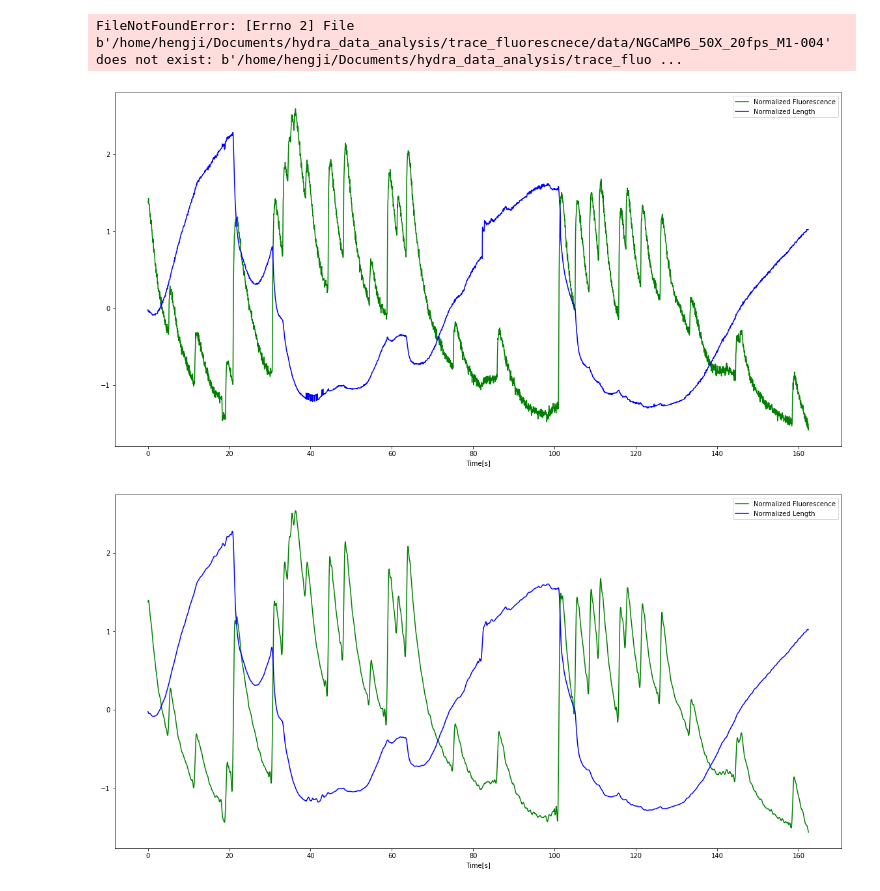
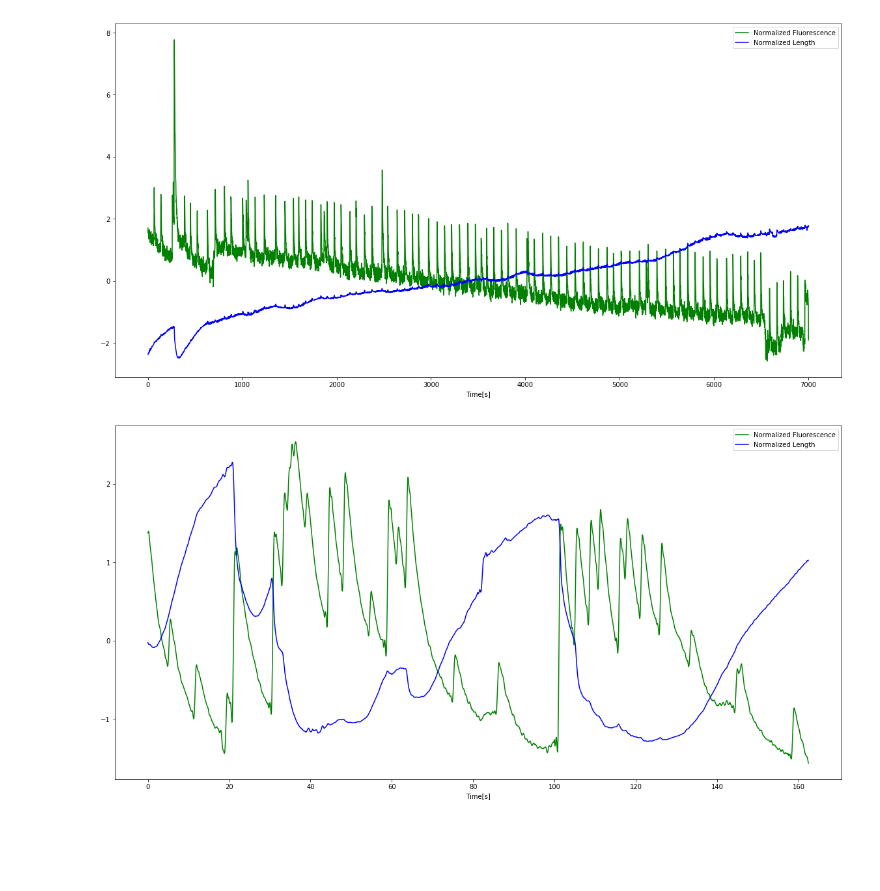
Before and after one commit to hengjiwang/hydracv, a Jupyter notebook: correlation_analysis/coorelation.ipynb, the cells around one changed output. Saved outputs shown, nothing was run; the diff lists cells and outputs as text; code cells hidden in the pictures; blank space fills up the shorter version.

```diff
--- a/correlation_analysis/coorelation.ipynb
+++ b/correlation_analysis/coorelation.ipynb
@@ -3,24 +3,22 @@ import numpy as np
 import matplotlib.pyplot as plt
 import pandas as pd
 # %%
-fluo = pd.read_csv('/home/hengji/Documents/hydra_data_analysis/trace_fluorescnece/data/NGCaMP6_50X_20fps_M1-004')
-length = pd.read_csv('/home/hengji/Documents/hydra_data_analysis/find_midline/data/lengths_NGCaMP6_50X_20fps_M1_001_R1.csv')
-pfluo = pd.read_csv('/home/shashank/Downloads/hydra_data_analysis/peduncle_fluo/output/pedunc_fluo_NGCaMP6_50X_20fps_M1_001_R1.csv')
-x = np.linspace(0, len(fluo)/20, len(fluo))
+fluo = pd.read_csv('../trace_fluorescnece/data/total_fluo_peduncle_0hour_40x_4fps_ex3.csv')
+length = pd.read_csv('../find_midline/output/lengths_peduncle_0hour_40x_4fps_ex3_002.csv')
+# pfluo = pd.read_csv('/home/shashank/Downloads/hydra_data_analysis/peduncle_fluo/output/pedunc_fluo_NGCaMP6_50X_20fps_M1_001_R1.csv')
+# x = np.linspace(0, len(fluo)/20, len(fluo))
-# %% [output]
-FileNotFoundError: [Errno 2] File b'/home/hengji/Documents/hydra_data_analysis/trace_fluorescnece/data/NGCaMP6_50X_20fps_M1-004' does not exist: b'/home/hengji/Documents/hydra_data_analysis/trace_fluo ...
 # %%
 norm_fluo = (fluo-np.mean(fluo))/np.std(fluo)
-norm_length = (length-np.mean(length))/np.std(length)
+norm_length = (length-np.mean(length))/(np.std(length))
 
 plt.figure(figsize=(20,10))
-plt.plot(x, norm_fluo,'g',label="Normalized Fluorescence")
-plt.plot(x[:-1], norm_length, 'b', label="Normalized Length")
+plt.plot(norm_fluo,'g',label="Normalized Fluorescence")
+plt.plot(norm_length, 'b', label="Normalized Length")
 plt.legend()
 plt.xlabel('Time[s]')
 plt.show()
 # %% [output]
-[figure, old version]
+[figure, new version]
 # %%
 # Smooth data
 from scipy.signal import savgol_filter
```
Also changed, not shown: 8 other files.
